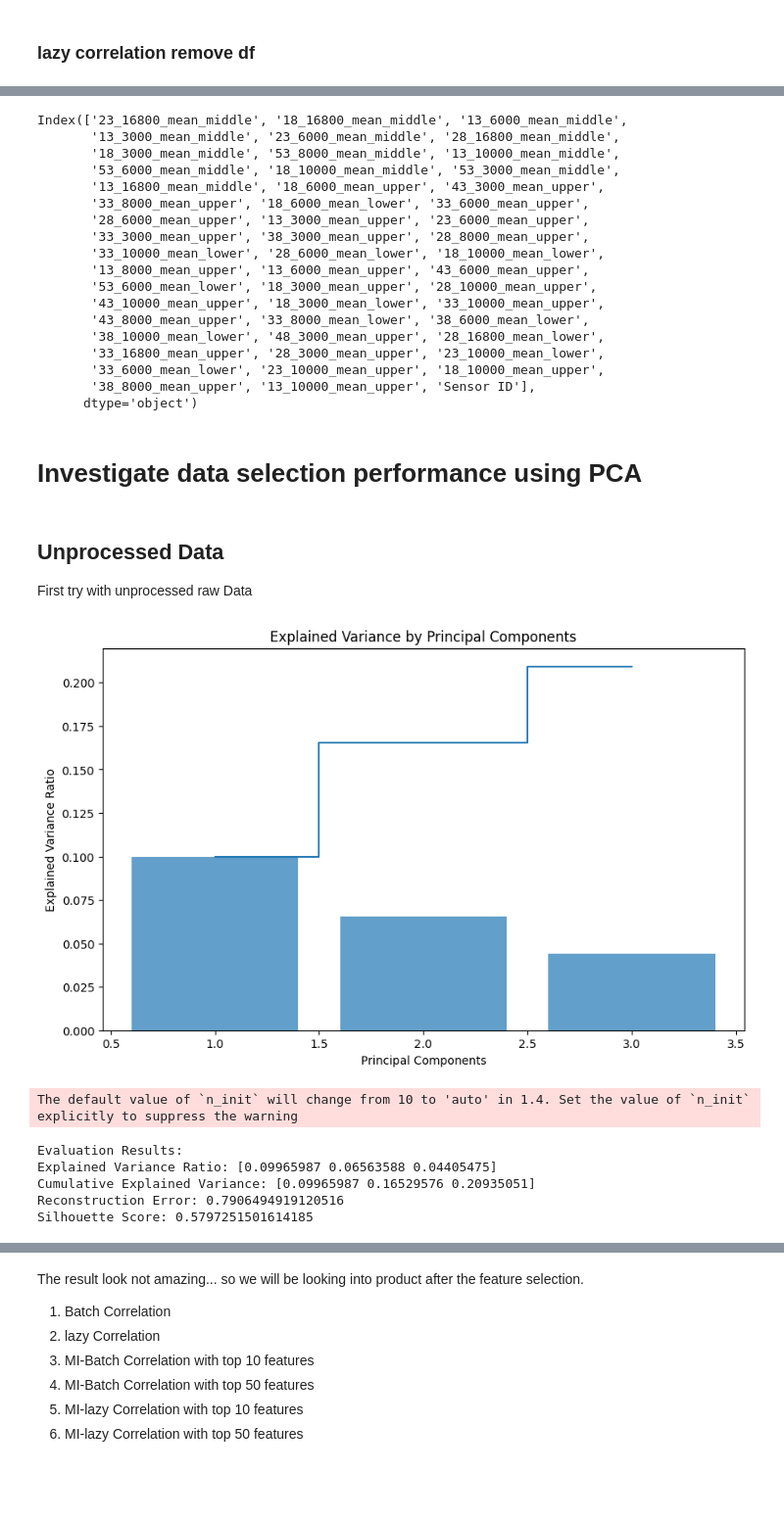
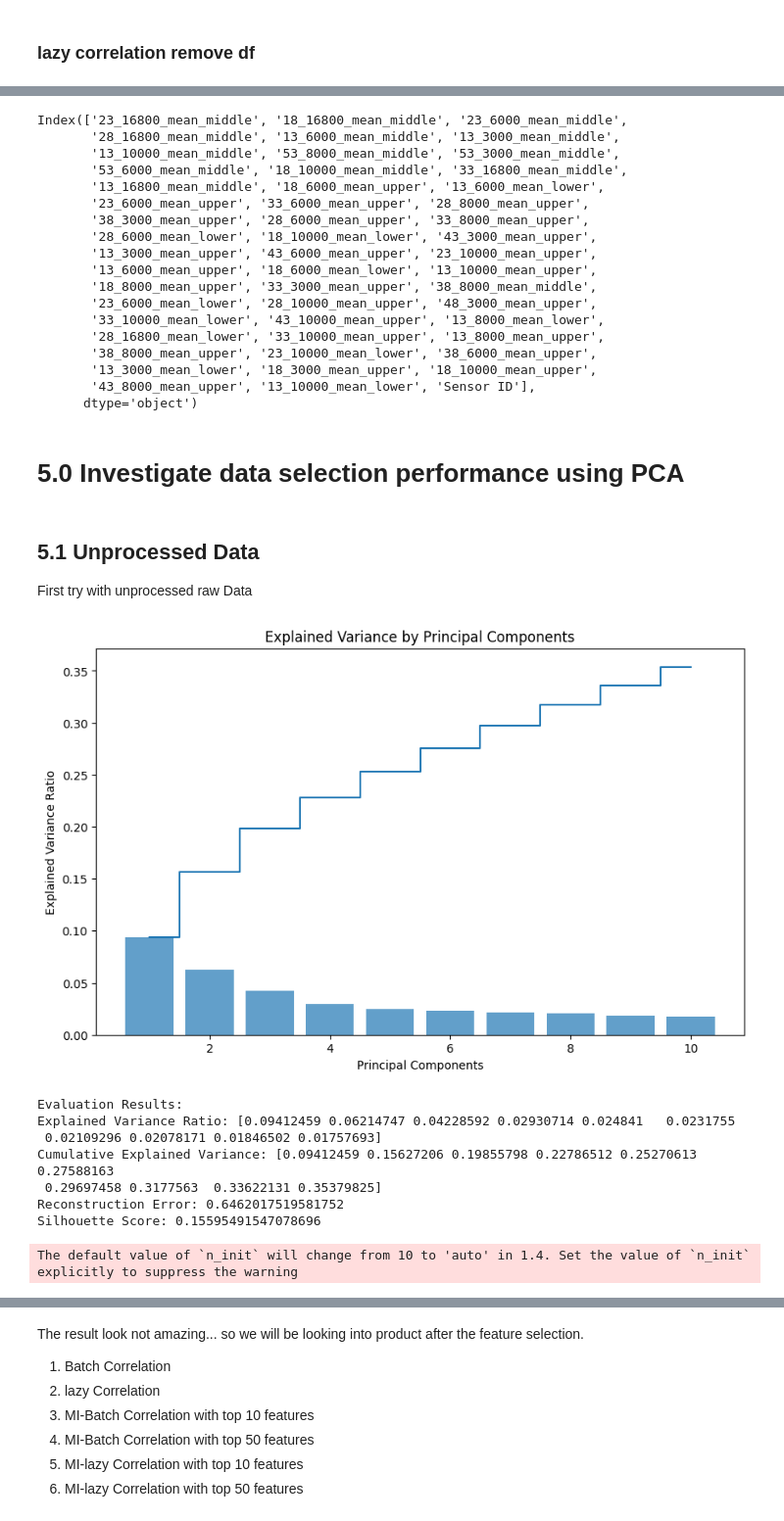
Before and after one commit to JihoonChung/ML_Sensor_Characterization, a Jupyter notebook: Analysis/Delay_sequence_data/Feature_Selection.ipynb, the cells around one changed output, grey strips where cells are left out. Shown at 98% size. Saved outputs shown, nothing was run; the diff lists cells and outputs as text; code cells hidden in the pictures; blank space fills up the shorter version.

```diff
--- a/Analysis/Delay_sequence_data/Feature_Selection.ipynb
+++ b/Analysis/Delay_sequence_data/Feature_Selection.ipynb
@@ -14,6 +14,6 @@ from sklearn.feature_selection import mutual_info_regression
 import numpy as np
 
 # Load the dataset
-file_path = '../feature_engineered_data/data_v4-1-1_feature_engineered.csv'
+file_path = '../processed_data/data_v4-1-1_feature_engineered_sensor170.csv'
 data = pd.read_csv(file_path)
 # %% [markdown]
@@ -631,26 +647,26 @@ df_mi_corr_50, mi_matrix_corr_50, avg_mi_corr_50 = select_top_features(df_corr,t
 # %%
 df_mi_corr_50.columns
 # %% [output]
-Index(['23_16800_mean_middle', '18_16800_mean_middle', '13_6000_mean_middle',
-       '13_3000_mean_middle', '23_6000_mean_middle', '28_16800_mean_middle',
-       '18_3000_mean_middle', '53_8000_mean_middle', '13_10000_mean_middle',
-       '53_6000_mean_middle', '18_10000_mean_middle', '53_3000_mean_middle',
-       '13_16800_mean_middle', '18_6000_mean_upper', '43_3000_mean_upper',
-       '33_8000_mean_upper', '18_6000_mean_lower', '33_6000_mean_upper',
-       '28_6000_mean_upper', '13_3000_mean_upper', '23_6000_mean_upper',
-       '33_3000_mean_upper', '38_3000_mean_upper', '28_8000_mean_upper',
-       '33_10000_mean_lower', '28_6000_mean_lower', '18_10000_mean_lower',
-       '13_8000_mean_upper', '13_6000_mean_upper', '43_6000_mean_upper',
-       '53_6000_mean_lower', '18_3000_mean_upper', '28_10000_mean_upper',
-       '43_10000_mean_upper', '18_3000_mean_lower', '33_10000_mean_upper',
-       '43_8000_mean_upper', '33_8000_mean_lower', '38_6000_mean_lower',
-       '38_10000_mean_lower', '48_3000_mean_upper', '28_16800_mean_lower',
-       '33_16800_mean_upper', '28_3000_mean_upper', '23_10000_mean_lower',
-       '33_6000_mean_lower', '23_10000_mean_upper', '18_10000_mean_upper',
-       '38_8000_mean_upper', '13_10000_mean_upper', 'Sensor ID'],
+Index(['23_16800_mean_middle', '18_16800_mean_middle', '23_6000_mean_middle',
+       '28_16800_mean_middle', '13_6000_mean_middle', '13_3000_mean_middle',
+       '13_10000_mean_middle', '53_8000_mean_middle', '53_3000_mean_middle',
+       '53_6000_mean_middle', '18_10000_mean_middle', '33_16800_mean_middle',
+       '13_16800_mean_middle', '18_6000_mean_upper', '13_6000_mean_lower',
+       '23_6000_mean_upper', '33_6000_mean_upper', '28_8000_mean_upper',
+       '38_3000_mean_upper', '28_6000_mean_upper', '33_8000_mean_upper',
+       '28_6000_mean_lower', '18_10000_mean_lower', '43_3000_mean_upper',
+       '13_3000_mean_upper', '43_6000_mean_upper', '23_10000_mean_upper',
+       '13_6000_mean_upper', '18_6000_mean_lower', '13_10000_mean_upper',
+       '18_8000_mean_upper', '33_3000_mean_upper', '38_8000_mean_middle',
+       '23_6000_mean_lower', '28_10000_mean_upper', '48_3000_mean_upper',
+       '33_10000_mean_lower', '43_10000_mean_upper', '13_8000_mean_lower',
+       '28_16800_mean_lower', '33_10000_mean_upper', '13_8000_mean_upper',
+       '38_8000_mean_upper', '23_10000_mean_lower', '38_6000_mean_upper',
+       '13_3000_mean_lower', '18_3000_mean_upper', '18_10000_mean_upper',
+       '43_8000_mean_upper', '13_10000_mean_lower', 'Sensor ID'],
       dtype='object')
 # %% [markdown]
-# Investigate data selection performance using PCA
+# 5.0 Investigate data selection performance using PCA
 # %%
 import numpy as np
 import pandas as pd
@@ -658,12 +674,9 @@ from sklearn.decomposition import PCA
 from sklearn.preprocessing import StandardScaler
 import matplotlib.pyplot as plt
 import plotly.express as px
-from sklearn.model_selection import cross_val_score
-from sklearn.linear_model import LogisticRegression
 from sklearn.cluster import KMeans
 from sklearn.metrics import silhouette_score
-
-def evaluate_pca(df, n_components=10, color_column='Sensor ID', n_clusters=3, n_components_to_use=5):
+def evaluate_pca_indepth(df, n_components=10, color_column='Sensor ID', n_clusters=3):
     """
     Perform PCA on a dataset and evaluate it using various metrics.
 
@@ -735,22 +748,25 @@ def evaluate_pca(df, n_components=10, color_column='Sensor ID', n_clusters=3, n_
 
     return results
 # %% [markdown]
-## Unprocessed Data
+## 5.1 Unprocessed Data
 First try with unprocessed raw Data
 # %%
-results = evaluate_pca(data, n_components=3, color_column='Sensor ID', n_clusters=3, n_components_to_use=5)
+# Example usage
+results_mi_corr = evaluate_pca_indepth(data, n_components=10, color_column='Sensor ID', n_clusters=3)
 
 print("Evaluation Results:")
-print(f"Explained Variance Ratio: {results['explained_variance_ratio']}")
-print(f"Cumulative Explained Variance: {results['cumulative_explained_variance']}")
-print(f"Reconstruction Error: {results['reconstruction_error']}")
-print(f"Silhouette Score: {results['silhouette_score']}")
+print(f"Explained Variance Ratio: {results_mi_corr['explained_variance_ratio']}")
+print(f"Cumulative Explained Variance: {results_mi_corr['cumulative_explained_variance']}")
+print(f"Reconstruction Error: {results_mi_corr['reconstruction_error']}")
+print(f"Silhouette Score: {results_mi_corr['silhouette_score']}")
 # %% [output]
-[figure, old version]
+[figure, new version]
-The default value of `n_init` will change from 10 to 'auto' in 1.4. Set the value of `n_init` explicitly to suppress the warning
+Evaluation Results:
+Explained Variance Ratio: [0.09412459 0.06214747 0.04228592 0.02930714 0.024841   0.0231755
+ 0.02109296 0.02078171 0.01846502 0.01757693]
+Cumulative Explained Variance: [0.09412459 0.15627206 0.19855798 0.22786512 0.25270613 0.27588163
+ 0.29697458 0.3177563  0.33622131 0.35379825]
+Reconstruction Error: 0.6462017519581752
+Silhouette Score: 0.15595491547078696
-Evaluation Results:
-Explained Variance Ratio: [0.09965987 0.06563588 0.04405475]
-Cumulative Explained Variance: [0.09965987 0.16529576 0.20935051]
-Reconstruction Error: 0.7906494919120516
-Silhouette Score: 0.5797251501614185
+The default value of `n_init` will change from 10 to 'auto' in 1.4. Set the value of `n_init` explicitly to suppress the warning
 # %% [markdown]
```
Also changed, not shown: parts of 84 cells of this notebook, 1 other file.
